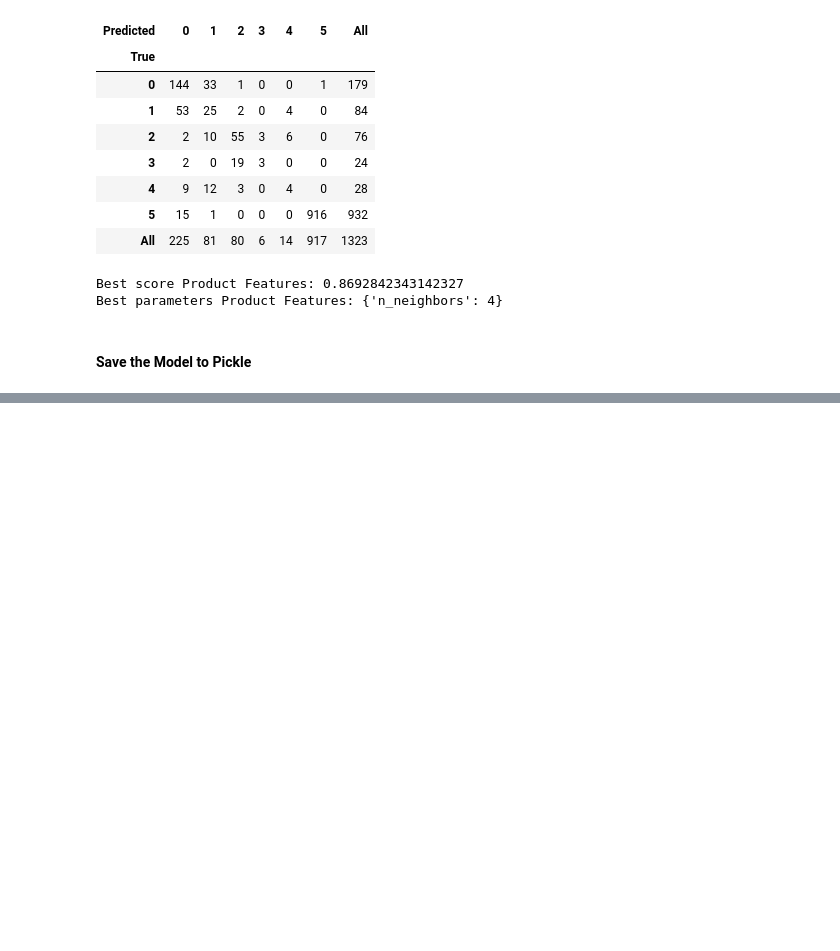
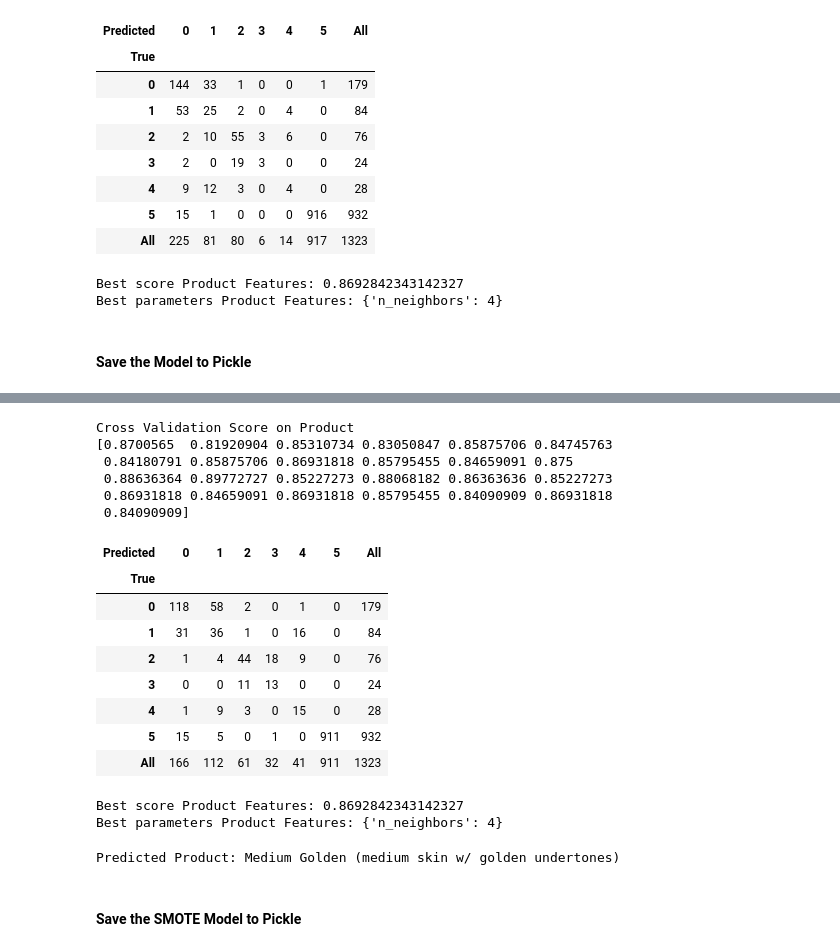
Before and after one commit to janeclrst/fores-1, a Jupyter notebook: knn_product.ipynb, the cells around one changed output, grey strips where cells are left out. Cells and saved outputs as stored; diff of their text form; code cells hidden in the pictures; blank space fills up the shorter version.

```diff
--- a/knn_product.ipynb
+++ b/knn_product.ipynb
@@ -356,0 +417,26 @@ pd.to_pickle(knn_fitzpatrick_product, "models/knn_fitzpatrick_vmean_product.pkl"
+# %%
+knn_smote_cv = KNeighborsClassifier(n_neighbors=3)
+cv_score_smote = cross_val_score(knn_product_smote, X_fitzpatrick, y_fitzpatrick_product, cv=25)
+print("Cross Validation Score on Product")
+print(cv_score_smote)
+# %% [output]
+Cross Validation Score on Product
+[0.8700565  0.81920904 0.85310734 0.83050847 0.85875706 0.84745763
+ 0.84180791 0.85875706 0.86931818 0.85795455 0.84659091 0.875
+ 0.88636364 0.89772727 0.85227273 0.88068182 0.86363636 0.85227273
+ 0.86931818 0.84659091 0.86931818 0.85795455 0.84090909 0.86931818
+ 0.84090909]
+# %%
+y_pred_cm = knn_product_smote.predict(X_test_fitzpatrick_product)
+confusion_matrix(y_test_fitzpatrick_product, y_pred_cm)
+pd.crosstab(y_test_fitzpatrick_product, y_pred_cm, rownames=["True"], colnames=["Predicted"], margins=True)
+# %% [output]
+| Predicted | 0 | 1 | 2 | 3 | 4 | 5 | All |
+| True |  |  |  |  |  |  |  |
+| 0 | 118 | 58 | 2 | 0 | 1 | 0 | 179 |
+| 1 | 31 | 36 | 1 | 0 | 16 | 0 | 84 |
+| 2 | 1 | 4 | 44 | 18 | 9 | 0 | 76 |
+| 3 | 0 | 0 | 11 | 13 | 0 | 0 | 24 |
+| 4 | 1 | 9 | 3 | 0 | 15 | 0 | 28 |
+| 5 | 15 | 5 | 0 | 1 | 0 | 911 | 932 |
+| All | 166 | 112 | 61 | 32 | 41 | 911 | 1323 |
@@ -356,0 +445,20 @@ pd.to_pickle(knn_fitzpatrick_product, "models/knn_fitzpatrick_vmean_product.pkl"
+# %%
+param_grid_fitzpatrick_product_smote = {"n_neighbors": np.arange(1, 26)}
+knn_fitzpatrick_product_smote_grid = KNeighborsClassifier()
+knn_gridcv_fitzpatrick_product_smote = GridSearchCV(knn_fitzpatrick_product_smote_grid, param_grid_fitzpatrick_product_smote, cv=rskf_fitzpatrick_product_smote)
+knn_gridcv_fitzpatrick_product_smote.fit(X_fitzpatrick, y_fitzpatrick_product)
+
+print(f"Best score Product Features: {knn_gridcv_fitzpatrick_product_smote.best_score_}")
+print(f"Best parameters Product Features: {knn_gridcv_fitzpatrick_product_smote.best_params_}")
+# %% [output]
+Best score Product Features: 0.8692842343142327
+Best parameters Product Features: {'n_neighbors': 4}
+# %%
+unseen_data_product = np.array([110.87840136054422, 101.3015873015873, 211.65433673469389
+])
+test_unseen_product = knn_product_smote.predict(unseen_data_product.reshape(1, -1))
+print(f"Predicted Product: {le_fitzpatrick.inverse_transform(test_unseen_product)[0]}")
+# %% [output]
+Predicted Product: Medium Golden (medium skin w/ golden undertones)
+# %% [markdown]
+#### Save the SMOTE Model to Pickle
```
Also changed, not shown: parts of 11 cells of this notebook, 1 other file.
